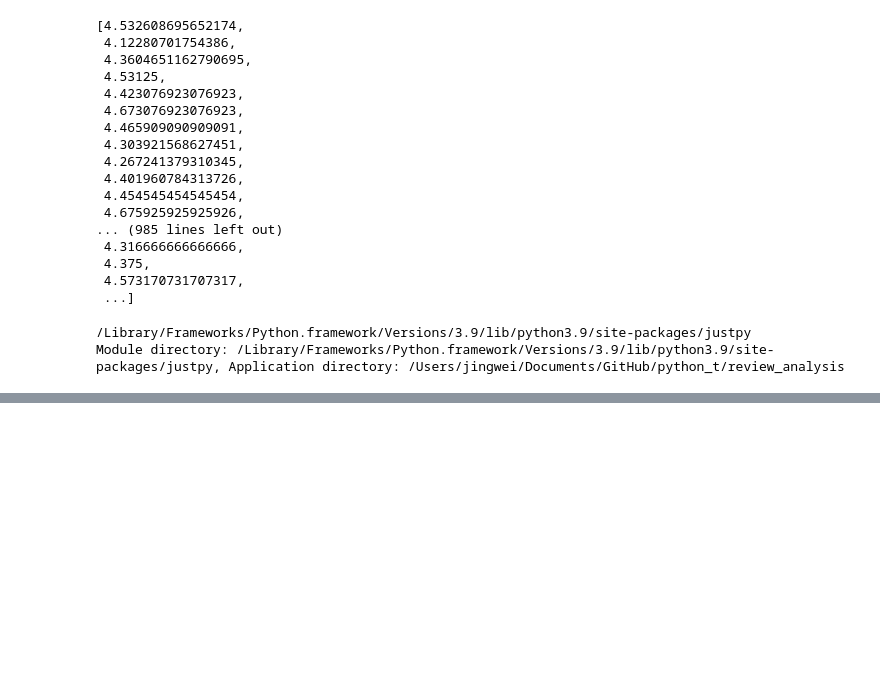
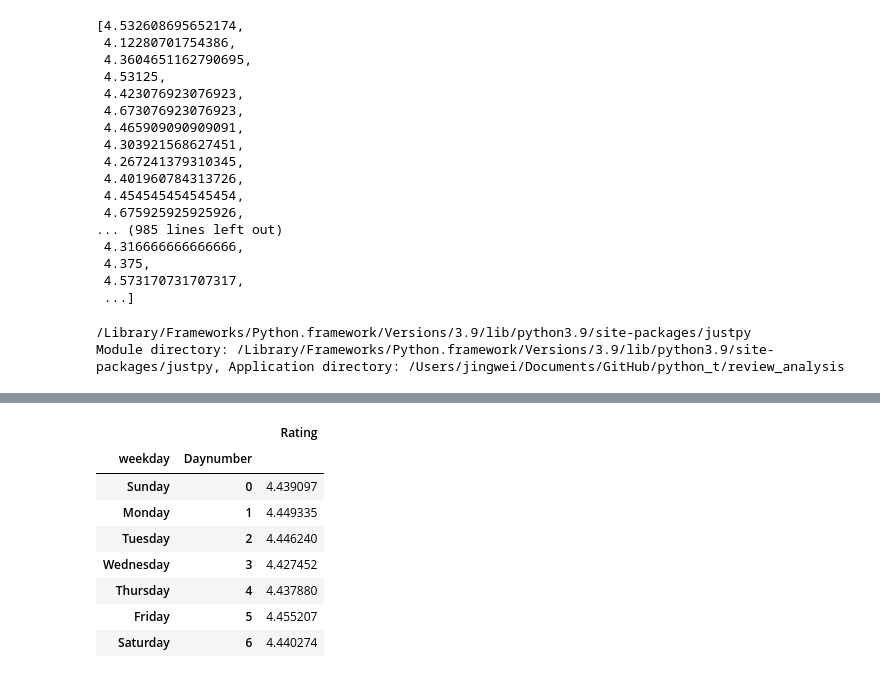
Before and after one commit to jingwei269/test, a Jupyter notebook: review_analysis/review_analyze.ipynb, the cells around one changed output, grey strips where cells are left out. Cells and saved outputs as stored; diff of their text form; code cells hidden in the pictures; blank space fills up the shorter version.

```diff
--- a/review_analysis/review_analyze.ipynb
+++ b/review_analysis/review_analyze.ipynb
@@ -650,0 +651,27 @@ list
+# %%
+import justpy as jp
+import pandas
+from datetime import datetime
+from pandas.tseries.offsets import Day
+from pytz import UTC
+import matplotlib.pyplot as plt
+
+data = pandas.read_csv("files/reviews.csv", parse_dates=['Timestamp'])
+data['weekday'] = data['Timestamp'].dt.strftime('%A')
+data['Daynumber'] = data['Timestamp'].dt.strftime('%w')
+
+weekday_average = data.groupby(['weekday', 'Daynumber']).mean()
+weekday_average = weekday_average.sort_values('Daynumber')
+
+
+weekday_average
+# %% [output]
+|  |  | Rating |
+| weekday | Daynumber |  |
+| Sunday | 0 | 4.439097 |
+| Monday | 1 | 4.449335 |
+| Tuesday | 2 | 4.446240 |
+| Wednesday | 3 | 4.427452 |
+| Thursday | 4 | 4.437880 |
+| Friday | 5 | 4.455207 |
+| Saturday | 6 | 4.440274 |
```
Also changed, not shown: parts of 8 cells of this notebook, 3 other files.
